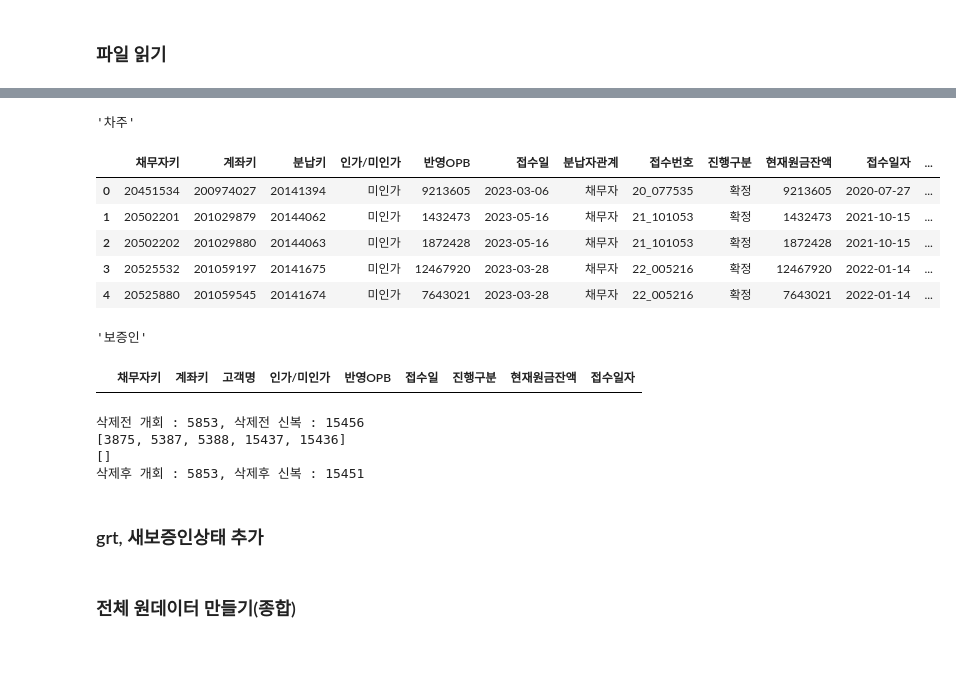
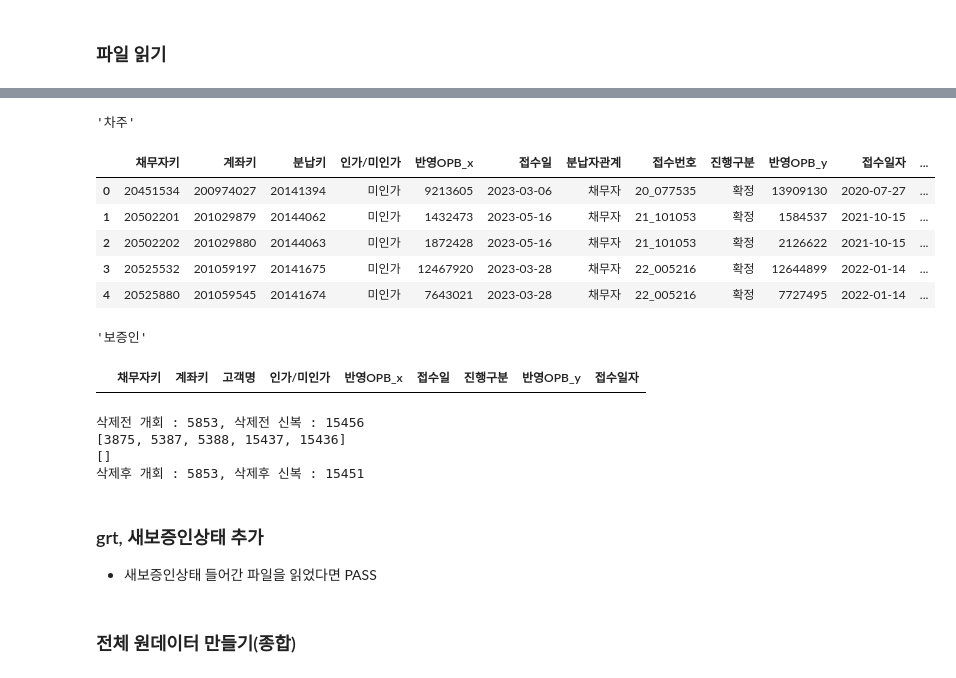
Before and after one commit to jbmyou/python_work, a Jupyter notebook: fileNaming/전산_자산정리_솔림2.ipynb, the cells around one changed output, grey strips where cells are left out. Cells and saved outputs as stored; diff of their text form; code cells hidden in the pictures.

```diff
--- a/fileNaming/전산_자산정리_솔림2.ipynb
+++ b/fileNaming/전산_자산정리_솔림2.ipynb
@@ -46,16 +36,20 @@ comp_closing = {"종료" : r"종결|매각|환매|DS|종료", #"종결|환매|
 # %% [markdown]
 ### 파일 읽기
 # %%
-# 개별 파일 pkl 만들기
-filename = "개인회생새창_20230531_1846_진행중_계좌키분리_기준데이터"  #########################################################
-rehabilitation = pd.read_excel(join(wd, basedate, filename+".xlsx"), sheet_name="개인회생(진행)", dtype=rehabilitation_dtype).fillna("")
-rehabilitation.to_pickle(join(wd, basedate, filename +".pkl"))
+# # 개별 파일 pkl 만들기
+# ext = ".xlsx"
+# credit = pd.read_excel(join(wd, basedate, files[4]+ext), sheet_name="확정,미확정", dtype=credit_dtype).fillna("")
+# # 타입 등 후처리
+# credit.replace({pd.NaT: ""}, inplace=True)
+# credit["상환후잔액"] = credit["상환후잔액"].replace("",0).astype(np.int64)
+# # 저장 : 파일명 수정
+# credit.to_pickle(join(wd, basedate, files[4] +".pkl"))
 # %%
 # 파일 읽기
 # 채무자, 계좌, 보증인, 개회신복 기준데이터->차주와 보증인으로 나누 저장
 
 ################### 예수금 지울것(채무자,계좌)
-files = ("채무자조회새창_20230531_1837", "계좌조회새창_20230531_1841", "보증인새창_20230531_1851_새보증인상태", "개인회생새창_20230531_1846_진행중_계좌키분리_기준데이터", "20230531_신용회복전체리스트_솔림")
+files = ("채무자조회새창_20230531_1837", "계좌조회새창_20230531_1841", "보증인새창_20230531_1851_새보증인상태", "개인회생새창_20230531_1846_진행중_계좌키분리_기준데이터", "신용회복전체리스트_20230531_솔림")
 # 개회의 겨우 계좌키 분리 파일로 읽을 것!
 
 # 파일 읽기
@@ -80,12 +74,14 @@ else :
 
 # 엑셀저장시 NaT 를 ""로
 credit.replace({pd.NaT: ""}, inplace=True)
+# 신용회복 상환후잔액 타입 int로
+credit["상환후잔액"] = credit["상환후잔액"].replace("",0).astype(np.int64)
 # 조정채권 분리 (충돌 확인 위해 필요함)
-rehabilitation_d = rehabilitation[rehabilitation["분납자관계"]=="채무자"]
-rehabilitation_grt = rehabilitation[rehabilitation["분납자관계"]=="보증인"]
-credit_d = credit[credit["채무구분"]=="주채무"]
-credit_grt = credit[credit["채무구분"]=="보증채무"]
-
+# copy() 하면 pd.NaT도 또 해주지 않아도 된다.
+rehabilitation_d = rehabilitation[rehabilitation["분납자관계"]=="채무자"].copy()
+rehabilitation_grt = rehabilitation[rehabilitation["분납자관계"]=="보증인"].copy()
+credit_d = credit[credit["채무구분"]=="주채무"].copy()
+credit_grt = credit[credit["채무구분"]=="보증채무"].copy()
 # 예수금 제외
 debt.drop(debt[debt.성명=="예수금"].index, inplace=True)
 debt.reset_index(drop=True, inplace=True)
@@ -103,21 +136,21 @@ account.reset_index(drop=True, inplace=True)
 # %%
 # [check]개회신복 채무자키 중복 : 차주, 보증인별
 
 # 차주
-조정중복_차주 = pd.merge(rehabilitation_d[["채무자키","계좌키","분납키","인가/미인가","반영OPB", "접수일", "분납자관계"]], credit_d[["채무자키","계좌키","접수번호","진행구분","현재원금잔액","접수일자","채무구분"]], on=["채무자키","계좌키"], how="inner")
+조정중복_차주 = pd.merge(rehabilitation_d[["채무자키","계좌키","분납키","인가/미인가","반영OPB", "접수일", "분납자관계"]], credit_d[["채무자키","계좌키","접수번호","진행구분","반영OPB","접수일자","채무구분"]], on=["채무자키","계좌키"], how="inner")
 display("차주", 조정중복_차주)
 
 # 보증인
-조정중복_보증인 = pd.merge(rehabilitation_grt[["채무자키","계좌키","분납자성명인","인가/미인가","반영OPB", "접수일"]].rename(columns={"분납자성명인":"고객명"}), credit_grt[["채무자키","계좌키","고객명","진행구분","현재원금잔액", "접수일자"]], on=["채무자키","계좌키", "고객명"], how="inner")
+조정중복_보증인 = pd.merge(rehabilitation_grt[["채무자키","계좌키","분납자성명인","인가/미인가","반영OPB", "접수일"]].rename(columns={"분납자성명인":"고객명"}), credit_grt[["채무자키","계좌키","고객명","진행구분","반영OPB", "접수일자"]], on=["채무자키","계좌키", "고객명"], how="inner")
 display("보증인", 조정중복_보증인)
 # %% [output]
 '차주'
-|  | 채무자키 | 계좌키 | 분납키 | 인가/미인가 | 반영OPB | 접수일 | 분납자관계 | 접수번호 | 진행구분 | 현재원금잔액 | 접수일자 | ... |
-| 0 | 20451534 | 200974027 | 20141394 | 미인가 | 9213605 | 2023-03-06 | 채무자 | 20_077535 | 확정 | 9213605 | 2020-07-27 | ... |
-| 1 | 20502201 | 201029879 | 20144062 | 미인가 | 1432473 | 2023-05-16 | 채무자 | 21_101053 | 확정 | 1432473 | 2021-10-15 | ... |
-| 2 | 20502202 | 201029880 | 20144063 | 미인가 | 1872428 | 2023-05-16 | 채무자 | 21_101053 | 확정 | 1872428 | 2021-10-15 | ... |
-| 3 | 20525532 | 201059197 | 20141675 | 미인가 | 12467920 | 2023-03-28 | 채무자 | 22_005216 | 확정 | 12467920 | 2022-01-14 | ... |
-| 4 | 20525880 | 201059545 | 20141674 | 미인가 | 7643021 | 2023-03-28 | 채무자 | 22_005216 | 확정 | 7643021 | 2022-01-14 | ... |
+|  | 채무자키 | 계좌키 | 분납키 | 인가/미인가 | 반영OPB_x | 접수일 | 분납자관계 | 접수번호 | 진행구분 | 반영OPB_y | 접수일자 | ... |
+| 0 | 20451534 | 200974027 | 20141394 | 미인가 | 9213605 | 2023-03-06 | 채무자 | 20_077535 | 확정 | 13909130 | 2020-07-27 | ... |
+| 1 | 20502201 | 201029879 | 20144062 | 미인가 | 1432473 | 2023-05-16 | 채무자 | 21_101053 | 확정 | 1584537 | 2021-10-15 | ... |
+| 2 | 20502202 | 201029880 | 20144063 | 미인가 | 1872428 | 2023-05-16 | 채무자 | 21_101053 | 확정 | 2126622 | 2021-10-15 | ... |
+| 3 | 20525532 | 201059197 | 20141675 | 미인가 | 12467920 | 2023-03-28 | 채무자 | 22_005216 | 확정 | 12644899 | 2022-01-14 | ... |
+| 4 | 20525880 | 201059545 | 20141674 | 미인가 | 7643021 | 2023-03-28 | 채무자 | 22_005216 | 확정 | 7727495 | 2022-01-14 | ... |
 '보증인'
-|  | 채무자키 | 계좌키 | 고객명 | 인가/미인가 | 반영OPB | 접수일 | 진행구분 | 현재원금잔액 | 접수일자 |
+|  | 채무자키 | 계좌키 | 고객명 | 인가/미인가 | 반영OPB_x | 접수일 | 진행구분 | 반영OPB_y | 접수일자 |
 # %%
@@ -153,2 +192,3 @@ print(f'삭제후 개회 : {len(rehabilitation)}, 삭제후 신복 : {len(credit
 # %% [markdown]
 ### grt, 새보증인상태 추가
+- 새보증인상태 들어간 파일을 읽었다면 PASS
```
Also changed, not shown: parts of 41 cells of this notebook, 2 other files.
